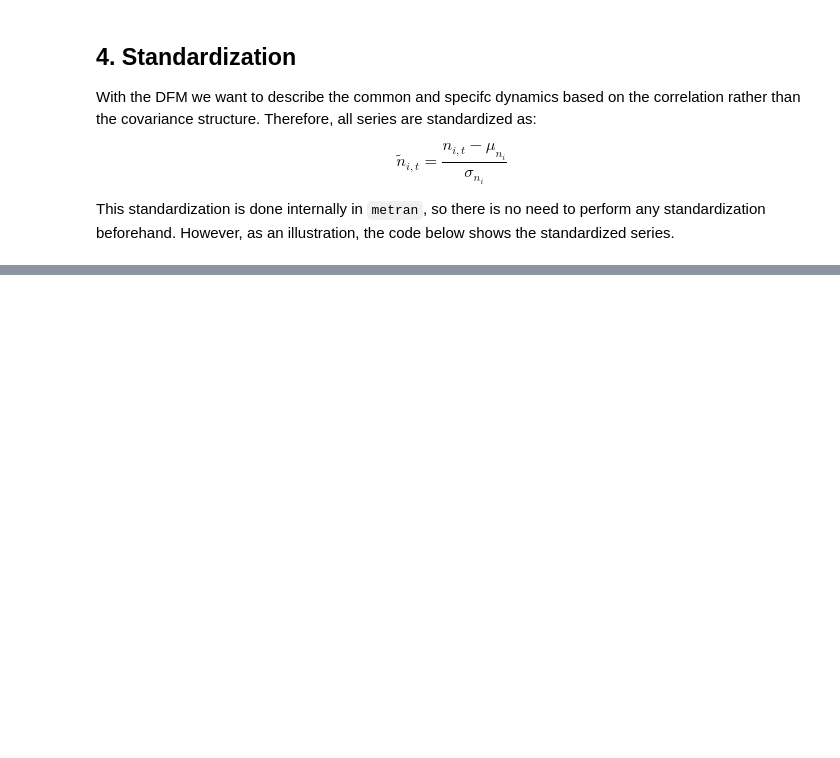
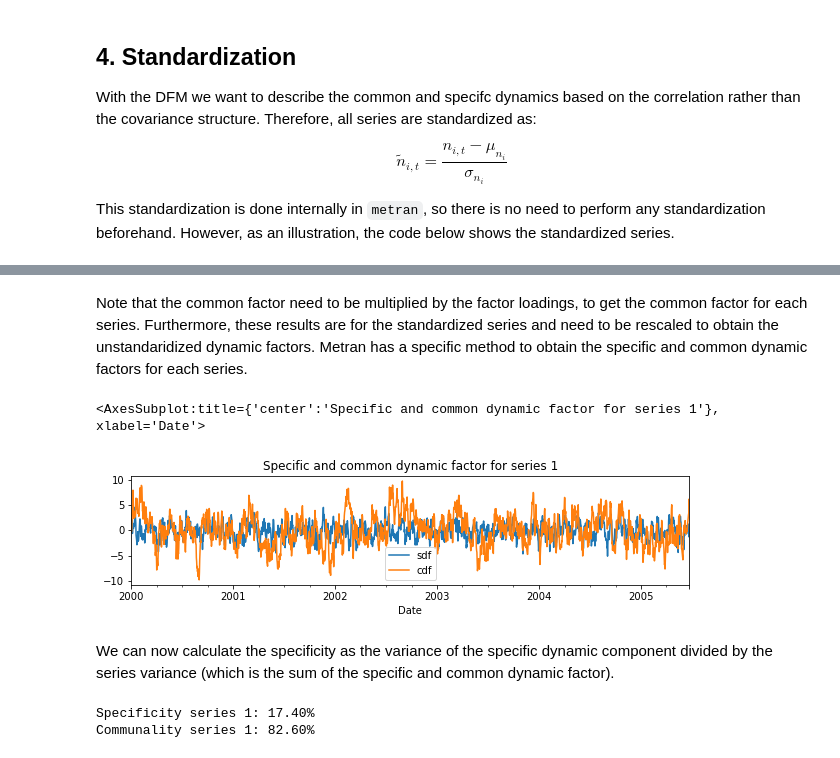
Before and after one commit to pastas/metran, a Jupyter notebook: examples/dynamic_factor_model.ipynb, the cells around one changed output, grey strips where cells are left out. Saved outputs shown, nothing was run; the diff lists cells and outputs as text; code cells hidden in the pictures; blank space fills up the shorter version.

```diff
--- a/examples/dynamic_factor_model.ipynb
+++ b/examples/dynamic_factor_model.ipynb
@@ -217,0 +256,17 @@ None
+# %% [markdown]
+Note that the common factor need to be multiplied by the factor loadings, to get the common factor for each series. Furthermore, these results are for the standardized series and need to be rescaled to obtain the unstandaridized dynamic factors. Metran has a specific method to obtain the specific and common dynamic factors for each series.
+# %%
+mt.decompose_simulation(name='series 1').plot(figsize=(10,2), xlabel='Date', title='Specific and common dynamic factor for series 1')
+# %% [output]
+<AxesSubplot:title={'center':'Specific and common dynamic factor for series 1'}, xlabel='Date'>
+[figure, added]
+# %% [markdown]
+We can now calculate the specificity as the variance of the specific dynamic component divided by the series variance (which is the sum of the specific and common dynamic factor).
+# %%
+sim = mt.decompose_simulation(name='series 1')
+specificity = sim['sdf'].var() / sim.sum(axis=1).var()
+print ('Specificity series 1:', "{:.2f}%".format(100 * specificity))
+print ('Communality series 1:', "{:.2f}%".format(100 * (1 - specificity)))
+# %% [output]
+Specificity series 1: 17.40%
+Communality series 1: 82.60%
```
Also changed, not shown: parts of 33 cells of this notebook.
